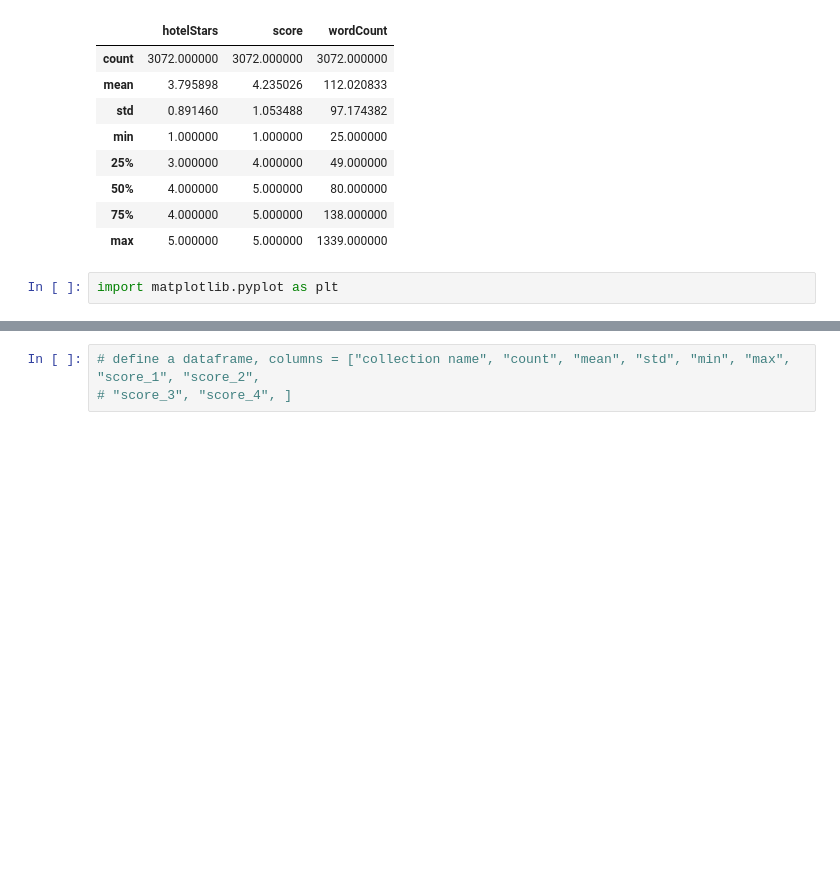
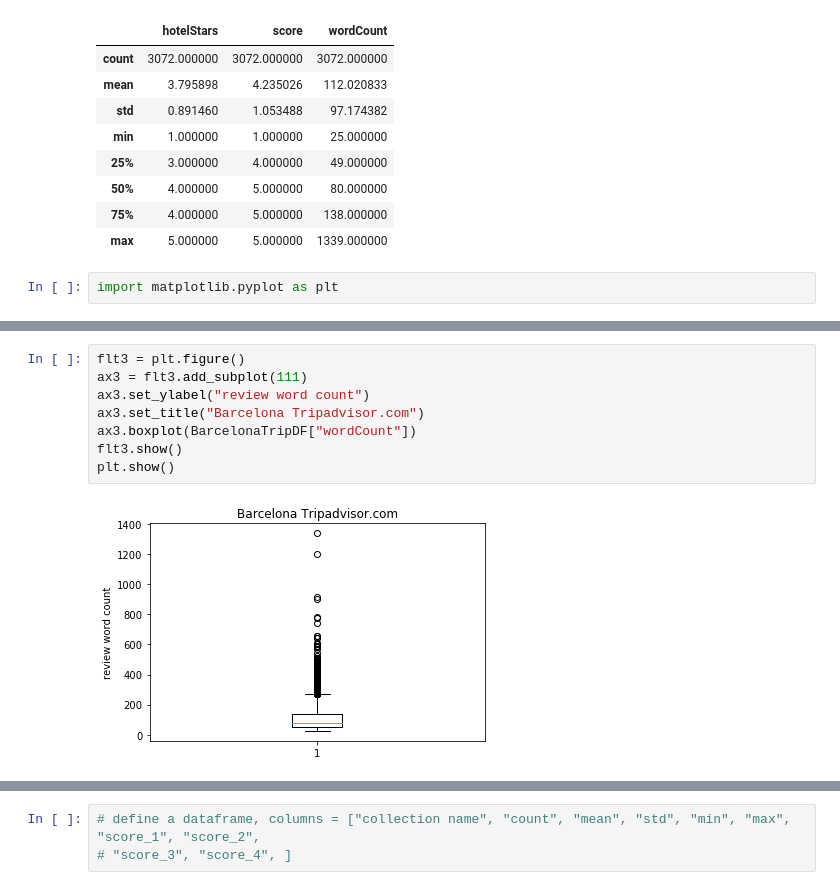
Before and after one commit to yiperzhou/text-sentiment-classification-with-deep-neural-networks, a Jupyter notebook: data-preprocess/calculate-reviews-words-grades.ipynb, the cells around one changed output, grey strips where cells are left out. Saved outputs shown, nothing was run; the diff lists cells and outputs as text; blank space fills up the shorter version.

```diff
--- a/data-preprocess/calculate-reviews-words-grades.ipynb
+++ b/data-preprocess/calculate-reviews-words-grades.ipynb
@@ -174,0 +160,10 @@ Name: hotelStars, dtype: object
+# %%
+flt3 = plt.figure()
+ax3 = flt3.add_subplot(111)
+ax3.set_ylabel("review word count")
+ax3.set_title("Barcelona Tripadvisor.com")
+ax3.boxplot(BarcelonaTripDF["wordCount"])
+flt3.show()
+plt.show()
+# %% [output]
+[figure, added]
```
Also changed, not shown: parts of 19 cells of this notebook, 1 other file.
